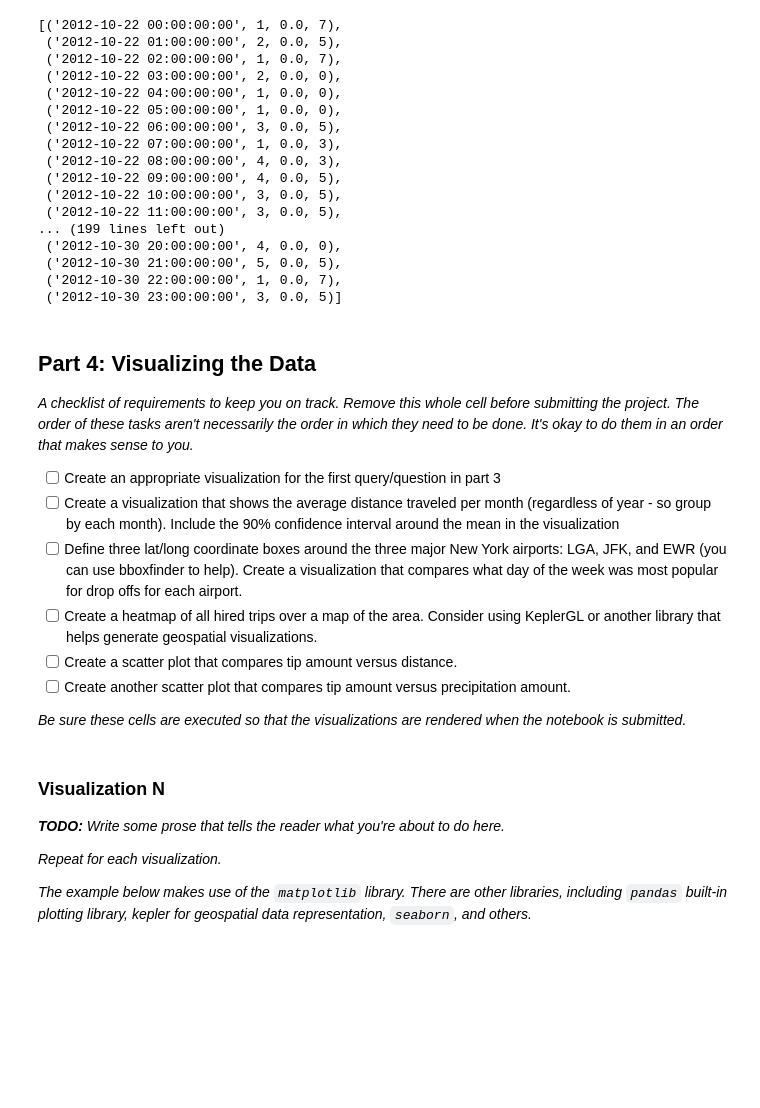
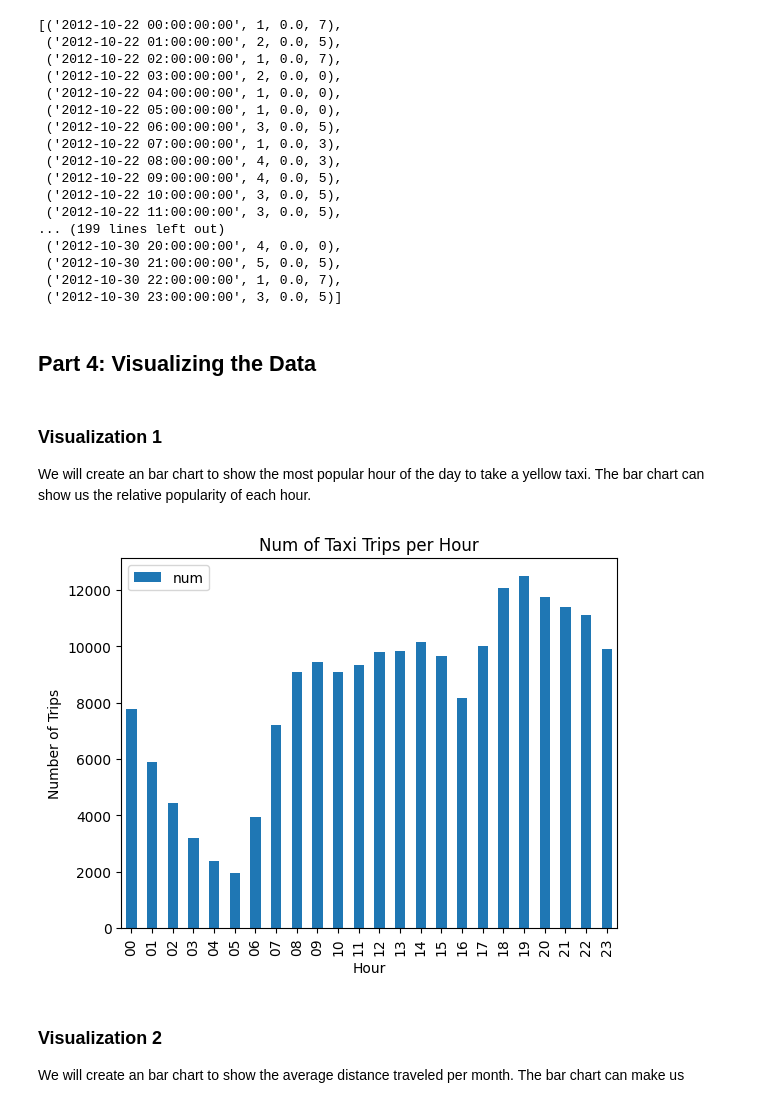
Before and after one commit to chenmeijia30/intro-to-python, a Jupyter notebook: Project.ipynb, the cells around one changed output. Drawn from its saved outputs; the diff is of its cells as text; code cells hidden in the pictures; blank space fills up the shorter version.

Commit message:
add visualization 1

```diff
--- a/Project.ipynb
+++ b/Project.ipynb
@@ -604,46 +604,31 @@ engine.execute(QUERY_6).fetchall()
 write_query_to_file(QUERY_6, "hurricane_sandy.sql")
 # %% [markdown]
 ## Part 4: Visualizing the Data
-
-_A checklist of requirements to keep you on track. Remove this whole cell before submitting the project. The order of these tasks aren't necessarily the order in which they need to be done. It's okay to do them in an order that makes sense to you._
-
-* [ ] Create an appropriate visualization for the first query/question in part 3
-* [ ] Create a visualization that shows the average distance traveled per month (regardless of year - so group by each month). Include the 90% confidence interval around the mean in the visualization
-* [ ] Define three lat/long coordinate boxes around the three major New York airports: LGA, JFK, and EWR (you can use bboxfinder to help). Create a visualization that compares what day of the week was most popular for drop offs for each airport.
-* [ ] Create a heatmap of all hired trips over a map of the area. Consider using KeplerGL or another library that helps generate geospatial visualizations.
-* [ ] Create a scatter plot that compares tip amount versus distance.
-* [ ] Create another scatter plot that compares tip amount versus precipitation amount.
-
-_Be sure these cells are executed so that the visualizations are rendered when the notebook is submitted._
 # %% [markdown]
-### Visualization N
+### Visualization 1
 
-_**TODO:** Write some prose that tells the reader what you're about to do here._
-
-_Repeat for each visualization._
-
-_The example below makes use of the `matplotlib` library. There are other libraries, including `pandas` built-in plotting library, kepler for geospatial data representation, `seaborn`, and others._
+We will create an bar chart to show the most popular hour of the day to take a yellow taxi. The bar chart can show us the relative popularity of each hour.
 # %%
-# use a more descriptive name for your function
-def plot_visual_n(dataframe):
-    figure, axes = plt.subplots(figsize=(20, 10))
-
-    values = "..."  # use the dataframe to pull out values needed to plot
-
-    # you may want to use matplotlib to plot your visualizations;
-    # there are also many other plot types (other
-    # than axes.plot) you can use
-    axes.plot(values, "...")
-    # there are other methods to use to label your axes, to style
-    # and set up axes labels, etc
-    axes.set_title("Some Descriptive Title")
-
-    plt.show()
+def hour_for_taxi_trip(dataframe):
+    '''
+    Returns the most popular hour of the day for taxi trips.
+    args:
+        dataframe: the taxi dataframe
+    '''
+    dataframe.plot(x="time", y="num",kind="bar", title="Num of Taxi Trips per Hour", xlabel="Hour", ylabel="Number of Trips")
 # %%
-def get_data_for_visual_n():
-    # Query SQL database for the data needed.
-    # You can put the data queried into a pandas dataframe, if you wish
-    raise NotImplemented()
+def get_data_for_visual_1():
+    '''
+    Returns the data for the first visualization.
+    '''
+    df = pd.read_sql_query(QUERY_1, engine)
+    return df
 # %%
-some_dataframe = get_data_for_visual_n()
-plot_visual_n(some_dataframe)
+some_dataframe = get_data_for_visual_1()
+hour_for_taxi_trip(some_dataframe.sort_values(by="time", ascending=True))
+# %% [output]
+[figure, added]
+# %% [markdown]
+### Visualization 2
+
+We will create an bar chart to show the average distance traveled per month. The bar chart can make us
```
